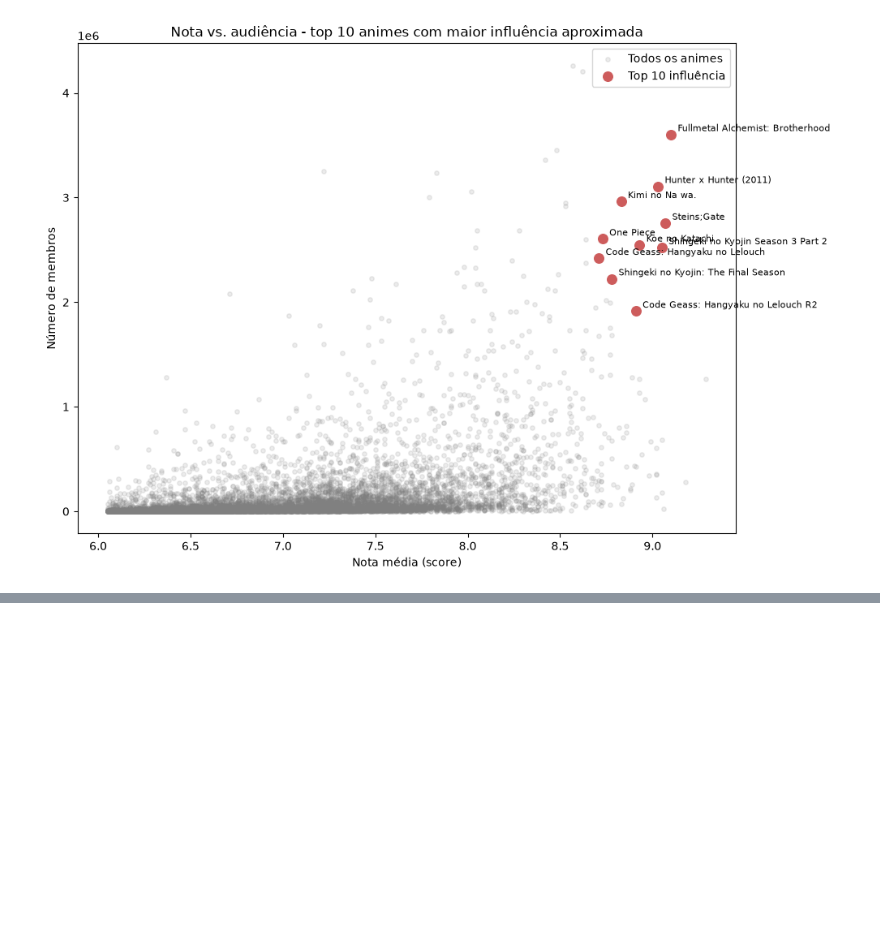
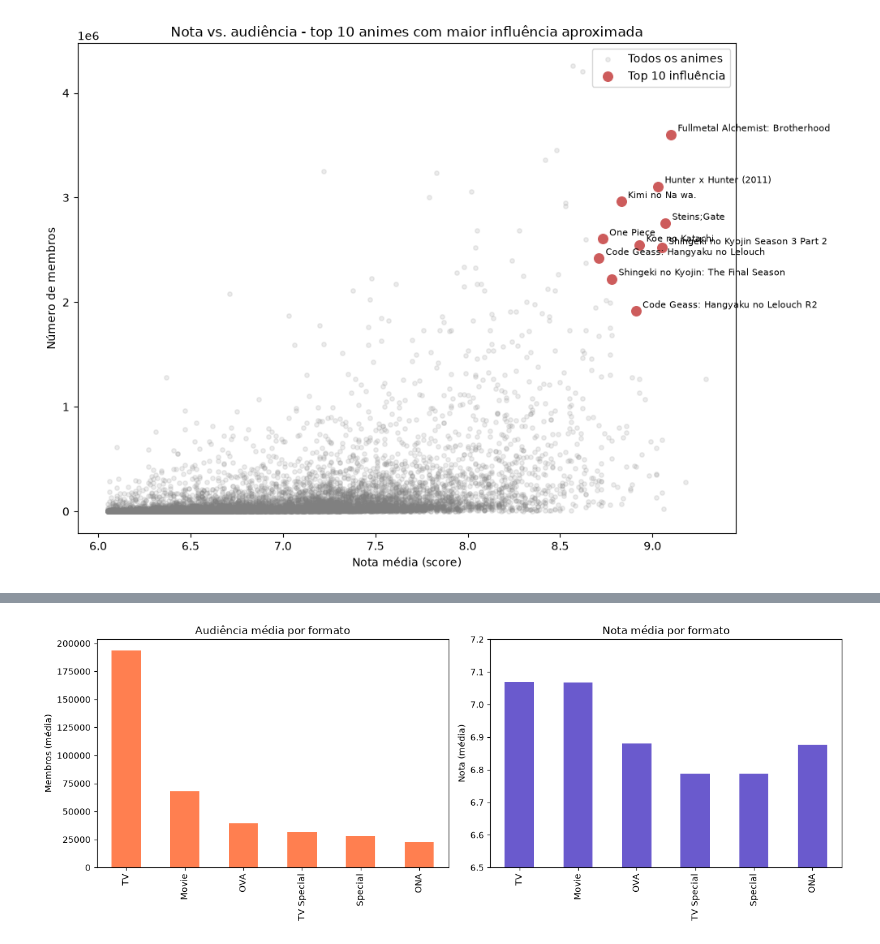
Before and after one commit to orionzancan/trabalho_de_datasete, a Jupyter notebook: trabalho.ipynb, the cells around one changed output, grey strips where cells are left out. Cells and saved outputs as stored; diff of their text form; code cells hidden in the pictures; blank space fills up the shorter version.

```diff
--- a/trabalho.ipynb
+++ b/trabalho.ipynb
@@ -227,0 +276,28 @@ plt.show()
+# %%
+import pandas as pd
+import matplotlib.pyplot as plt
+
+anime = pd.read_csv('anime.csv')
+anime['ano_lancamento'] = pd.to_datetime(anime['start_date'], errors='coerce').dt.year.astype('Int64')
+
+resumo_formato = anime.groupby('type').agg(
+    membros_medio=('members', 'mean'),
+    nota_media=('score', 'mean')
+).sort_values('membros_medio', ascending=False)
+
+fig, axes = plt.subplots(1, 2, figsize=(13, 5))
+resumo_formato['membros_medio'].plot(kind='bar', ax=axes[0], color='coral')
+axes[0].set_title('Audiência média por formato')
+axes[0].set_ylabel('Membros (média)')
+axes[0].set_xlabel('')
+
+resumo_formato['nota_media'].plot(kind='bar', ax=axes[1], color='slateblue')
+axes[1].set_ylim(6.5, 7.2)
+axes[1].set_title('Nota média por formato')
+axes[1].set_ylabel('Nota (média)')
+axes[1].set_xlabel('')
+
+plt.tight_layout()
+plt.show()
+# %% [output]
+[figure, added]
```
Also changed, not shown: parts of 22 cells of this notebook.
